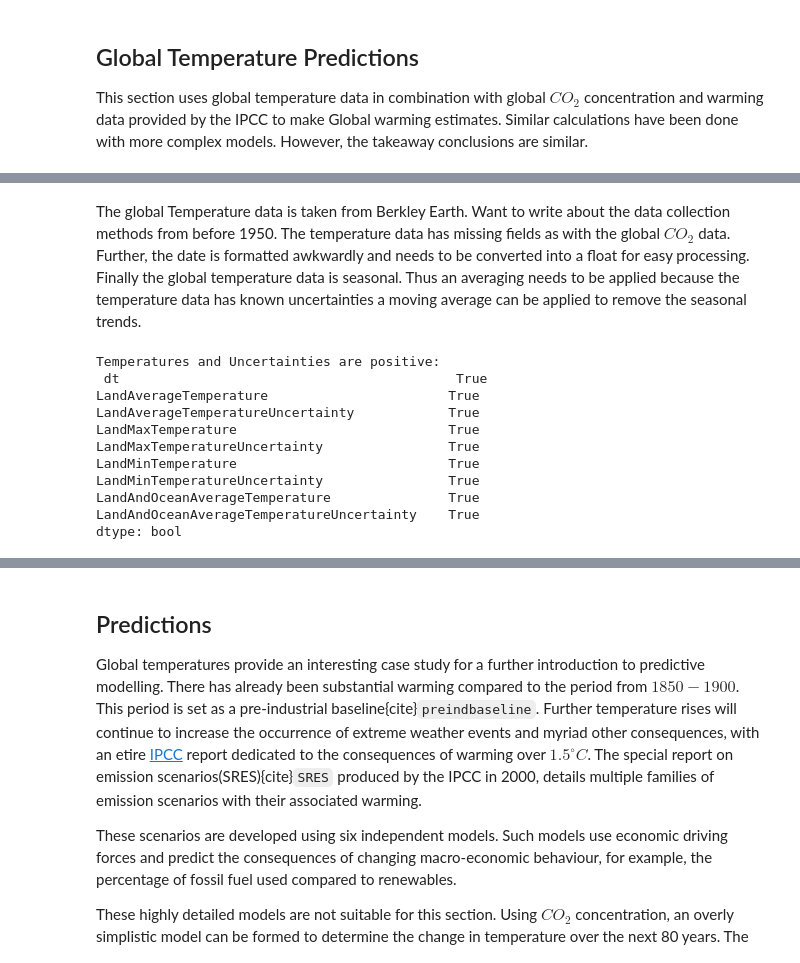
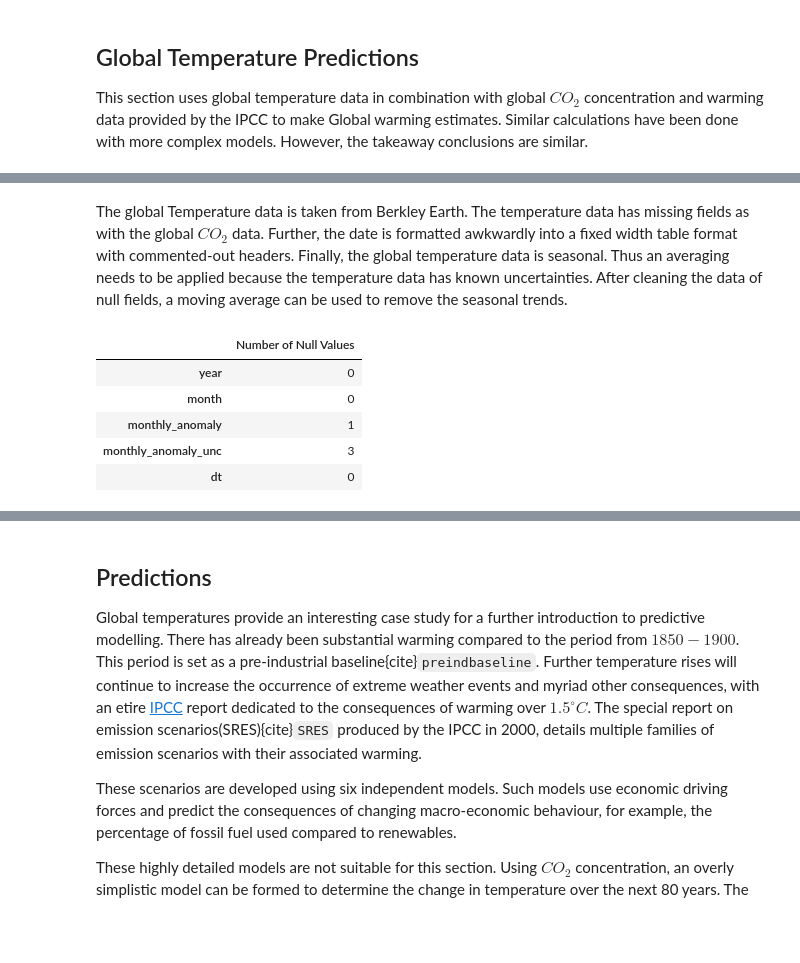
Before and after one commit to seancraven/CDS_book, a Jupyter notebook: _build/jupyter_execute/Chapter_2/baysian.ipynb, the cells around one changed output, grey strips where cells are left out. Drawn from its saved outputs; the diff is of its cells as text; code cells hidden in the pictures; blank space fills up the shorter version.

```diff
--- a/_build/jupyter_execute/Chapter_2/baysian.ipynb
+++ b/_build/jupyter_execute/Chapter_2/baysian.ipynb
@@ -23,3 +14,2 @@ def yymmdd(temperature_data_frame: pd.DataFrame) -> pd.DataFrame:
 # %% [markdown]
-The global Temperature data is taken from Berkley Earth. Want to write about the data collection methods from before 1950.
-The temperature data has missing fields as with the global $CO_2$ data. Further, the date is formatted awkwardly and needs to be converted into a float for easy processing. Finally the global temperature data is seasonal. Thus an averaging needs to be applied because the temperature data has known uncertainties a moving average can be applied to remove the seasonal trends.
+The global Temperature data is taken from Berkley Earth. The temperature data has missing fields as with the global $CO_2$ data. Further, the date is formatted awkwardly into a fixed width table format with commented-out headers. Finally, the global temperature data is seasonal. Thus an averaging needs to be applied because the temperature data has known uncertainties. After cleaning the data of null fields, a moving average can be used to remove the seasonal trends.
@@ -26,27 +32,14 @@ The temperature data has missing fields as with the global $CO_2$ data. Further,
 # %%
-path = '/home/sean/Downloads/GlobalTemperatures.csv'
-temp_data = pd.read_csv(path)
 # Format date
-yymmdd(temp_data)
-# Find NA
 null_sum = (temp_data.isna()).values.sum(axis=0)
 pd.DataFrame(data=null_sum,
     index=temp_data.columns,
     columns=['Number of Null Values']
     )
-#Drop NA
-temp_data = temp_data.dropna()
+# %% [output]
+|  | Number of Null Values |
+| year | 0 |
+| month | 0 |
+| monthly_anomaly | 1 |
+| monthly_anomaly_unc | 3 |
+| dt | 0 |
-# %%
-print('Temperatures and Uncertainties are positive:\n', temp_data.all()>0)
-# %% [output]
-Temperatures and Uncertainties are positive:
- dt                                           True
-LandAverageTemperature                       True
-LandAverageTemperatureUncertainty            True
-LandMaxTemperature                           True
-LandMaxTemperatureUncertainty                True
-LandMinTemperature                           True
-LandMinTemperatureUncertainty                True
-LandAndOceanAverageTemperature               True
-LandAndOceanAverageTemperatureUncertainty    True
-dtype: bool
```
Also changed, not shown: parts of 12 cells of this notebook, 54 other files.
